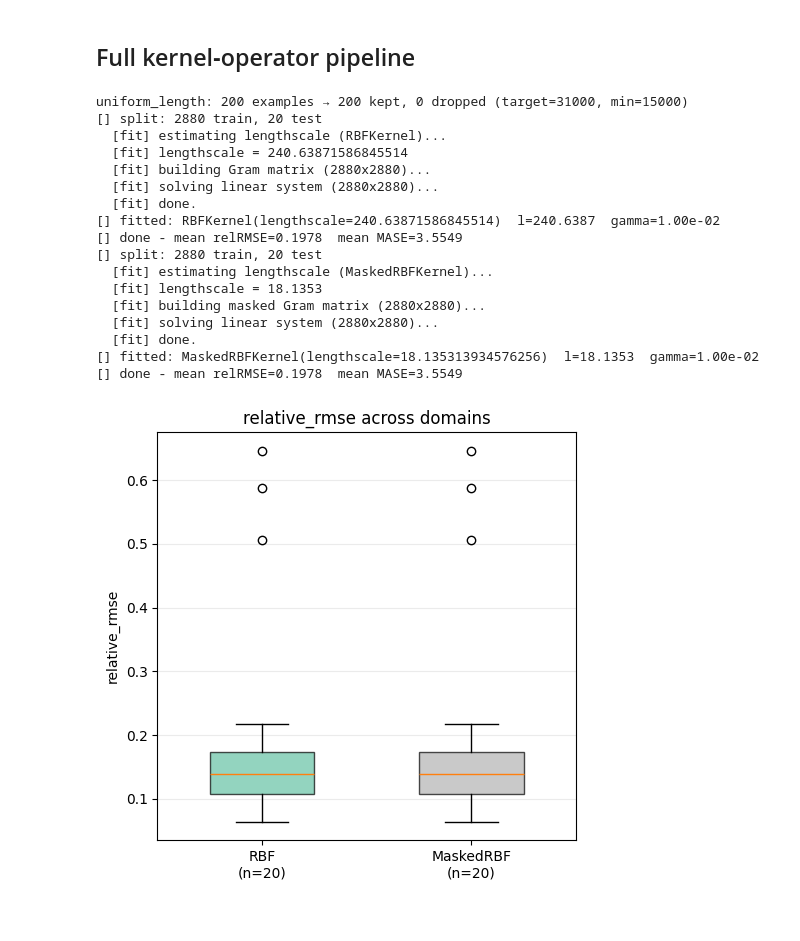
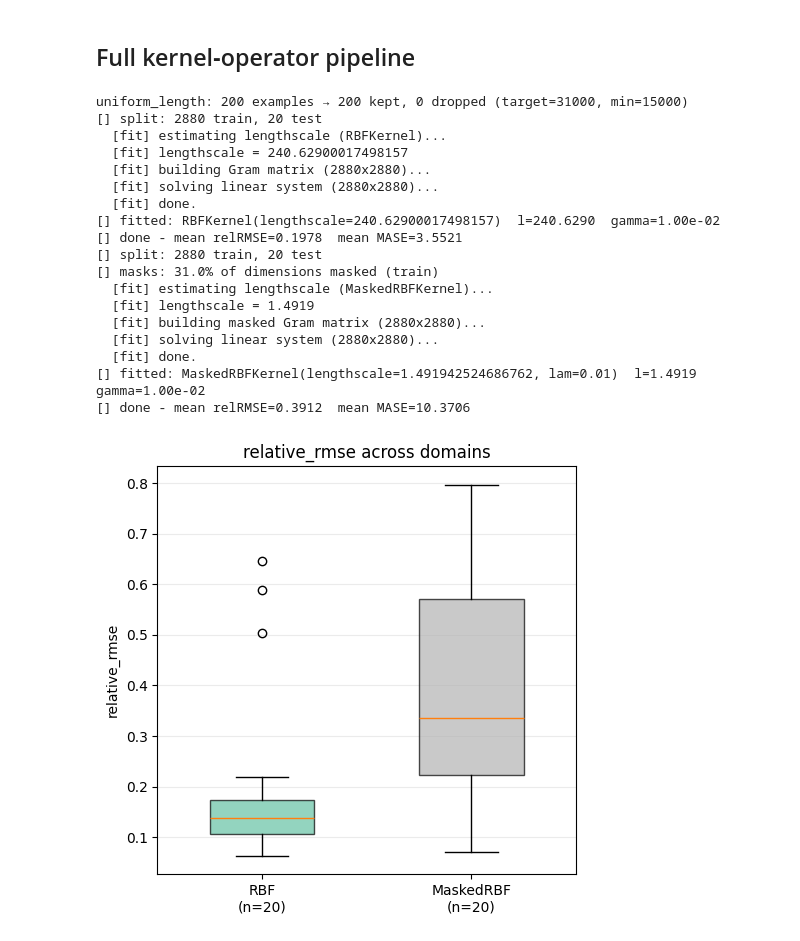
Before and after one commit to chahineNejm/kernels_playground, a Jupyter notebook: first_tests/tweaks.ipynb, the cells around one changed output. Saved outputs shown, nothing was run; the diff lists cells and outputs as text; code cells hidden in the pictures.

```diff
--- a/first_tests/tweaks.ipynb
+++ b/first_tests/tweaks.ipynb
@@ -211,65 +206,60 @@ def build_mask_matrix_new(X: np.ndarray, min_run: int = 5) -> np.ndarray:
 
     return mask.T   # (d, n)
 # %%
-# ── 1. Load & prepare ──────────────────────────────────────
-dataset_to_fetch = "electricity_H_long"
-raw = build_examples(dataset_to_fetch, start=0, stop=1000, step=5, dataset_name=DATASETS["eval"])
+from utils.kernels import build_sample_mask, RBFKernel, MaskedRBFKernel
+
+# ── 1. Load & uniform length ──────────────────────────────
+raw = build_examples("electricity_H_long", start=0, stop=1000, step=5,
+                     dataset_name=DATASETS["eval"])
 fixed = uniform_length(raw, target_len=31000, min_len=15000, keys=("history",))
 
-# ── 2. Masks from RAW (before normalization) ───────────────
-x_raw = np.stack([r["history"] for r in fixed])
-P_all = build_mask_matrix_new(x_raw)
+# ── 2. Attach masks from RAW history (before normalization)
+for rec in fixed:
+    rec["mask"] = build_sample_mask(rec["history"], min_run=1000)
 
-# ── 3. Normalize & split ──────────────────────────────────
+# ── 3. Normalize (mask carries forward automatically) ─────
 examples = prepare_examples(fixed)
+
+# ── 4. Split ──────────────────────────────────────────────
 my_train_indices, my_test_indices = train_test_split(
     range(len(examples)), train_size=0.9, random_state=1
 )
 train_records = [examples[i] for i in my_train_indices]
 test_records  = [examples[i] for i in my_test_indices]
-P_train = P_all[:, my_train_indices]
-P_test  = P_all[:, my_test_indices]
 
-# ── 4. Augment ─────────────────────────────────────────────
+# ── 5. Augment (masks shift with the data) ────────────────
 train_augmented = augment_train(
     train_records, phase_shifts=[1, 3, 10],
-    smooth_window=5, jitter_sigma=0.05, seed=0,
-)
-n_copies = len(train_augmented) // len(train_records)
-P_train_aug = np.tile(P_train, (1, n_copies))
-
-# ── 5. Compare: standard RBF ──────────────────────────────
-resultRBF = train_eval(
-    kernel=RBFKernel(),
-    train_examples=train_augmented,
-    test_examples=test_records,
+    smooth_window=5, jitter_sigma=0.05, seed=42,
 )
 
-# ── 6. Compare: Masked RBF ────────────────────────────────
-resultMasked = train_eval(
-    kernel=MaskedRBFKernel(),
-    train_examples=train_augmented,
-    test_examples=test_records,
-)
+# ── 6. Compare ────────────────────────────────────────────
+resultRBF = train_eval(kernel=RBFKernel(),
+                       train_examples=train_augmented,
+                       test_examples=test_records)
 
-# ── 7. Results ─────────────────────────────────────────────
+resultMasked = train_eval(kernel=MaskedRBFKernel(),
+                          train_examples=train_augmented,
+                          test_examples=test_records)
+
 compare_results({"RBF": resultRBF, "MaskedRBF": resultMasked})
 # %% [output]
 uniform_length: 200 examples → 200 kept, 0 dropped (target=31000, min=15000)
 [] split: 2880 train, 20 test
   [fit] estimating lengthscale (RBFKernel)...
-  [fit] lengthscale = 240.63871586845514
+  [fit] lengthscale = 240.62900017498157
   [fit] building Gram matrix (2880x2880)...
   [fit] solving linear system (2880x2880)...
   [fit] done.
-[] fitted: RBFKernel(lengthscale=240.63871586845514)  l=240.6387  gamma=1.00e-02
-[] done - mean relRMSE=0.1978  mean MASE=3.5549
+[] fitted: RBFKernel(lengthscale=240.62900017498157)  l=240.6290  gamma=1.00e-02
+[] done - mean relRMSE=0.1978  mean MASE=3.5521
 [] split: 2880 train, 20 test
+[] masks: 31.0% of dimensions masked (train)
   [fit] estimating lengthscale (MaskedRBFKernel)...
-  [fit] lengthscale = 18.1353
+  [fit] lengthscale = 1.4919
   [fit] building masked Gram matrix (2880x2880)...
   [fit] solving linear system (2880x2880)...
   [fit] done.
-[] fitted: MaskedRBFKernel(lengthscale=18.135313934576256)  l=18.1353  gamma=1.00e-02
-[] done - mean relRMSE=0.1978  mean MASE=3.5549
+[] fitted: MaskedRBFKernel(lengthscale=1.491942524686762, lam=0.01)  l=1.4919  gamma=1.00e-02
+[] done - mean relRMSE=0.3912  mean MASE=10.3706
-[figure, old version]
+[figure, new version]
```
Also changed, not shown: parts of 8 cells of this notebook.
